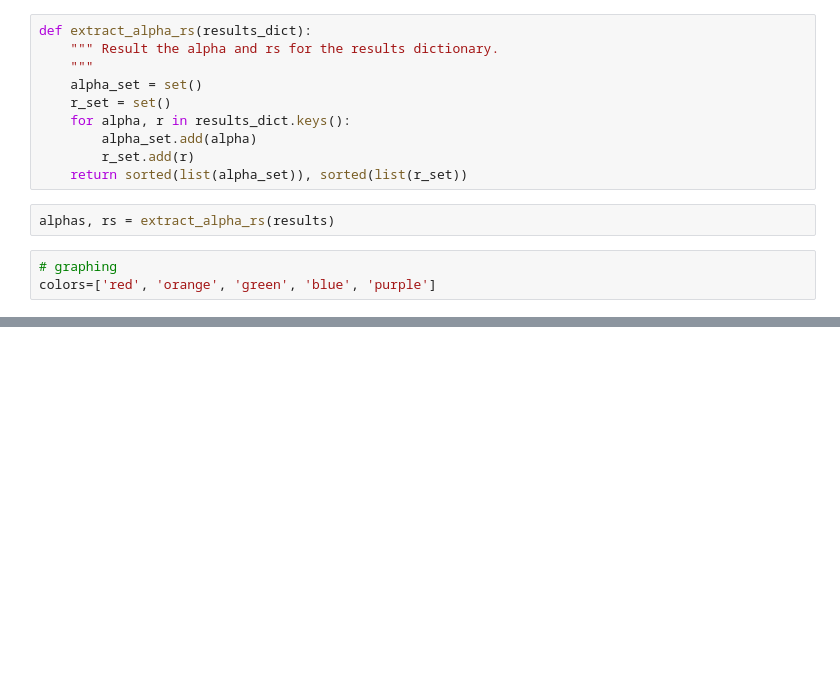
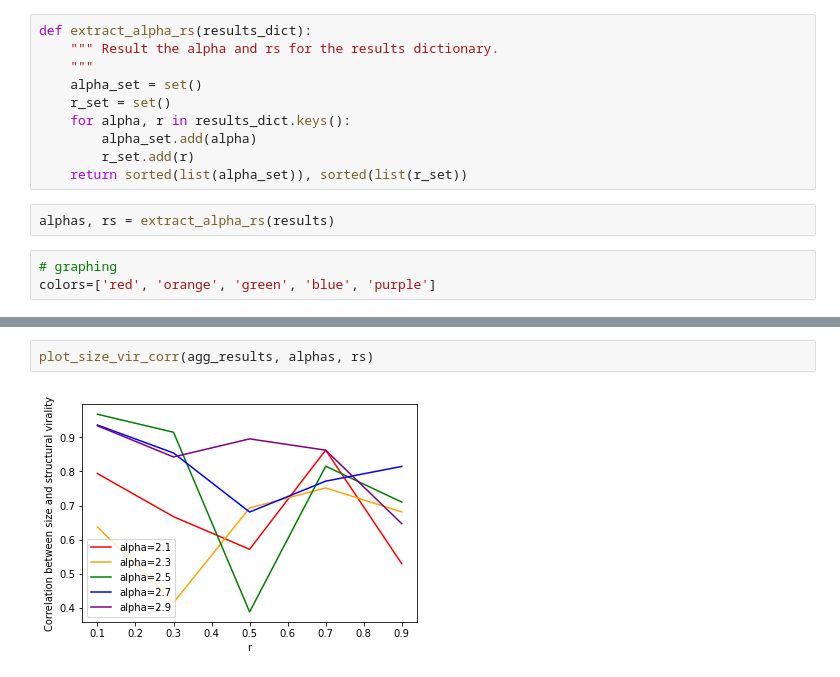
Before and after one commit to sunnymatt/t-recs-experiments, a Jupyter notebook: structural_virality/structural_virality.ipynb, the cells around one changed output, grey strips where cells are left out. Saved outputs shown, nothing was run; the diff lists cells and outputs as text; blank space fills up the shorter version.

```diff
--- a/structural_virality/structural_virality.ipynb
+++ b/structural_virality/structural_virality.ipynb
@@ -123,0 +179,4 @@ Text(0, 0.5, 'Correlation between size and structural virality')
+# %%
+plot_size_vir_corr(agg_results, alphas, rs)
+# %% [output]
+[figure, added]
```
Also changed, not shown: parts of 19 cells of this notebook, 2 other files.
